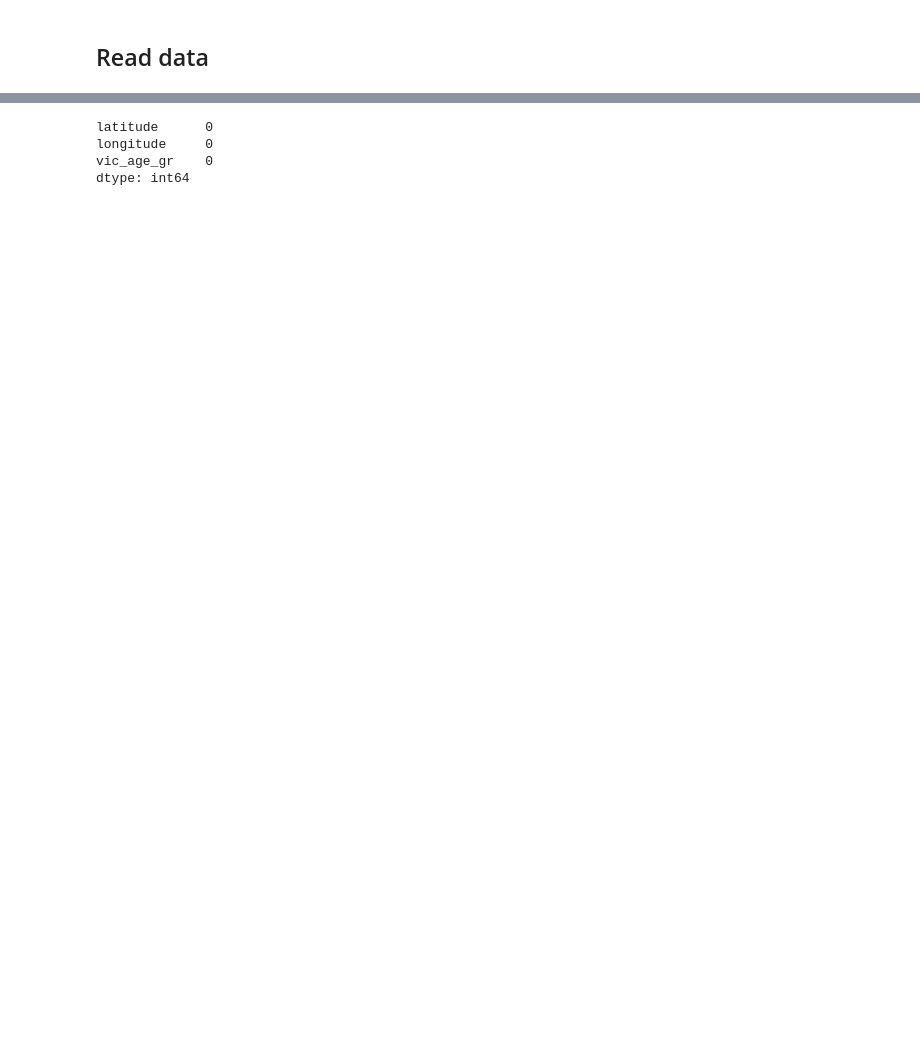
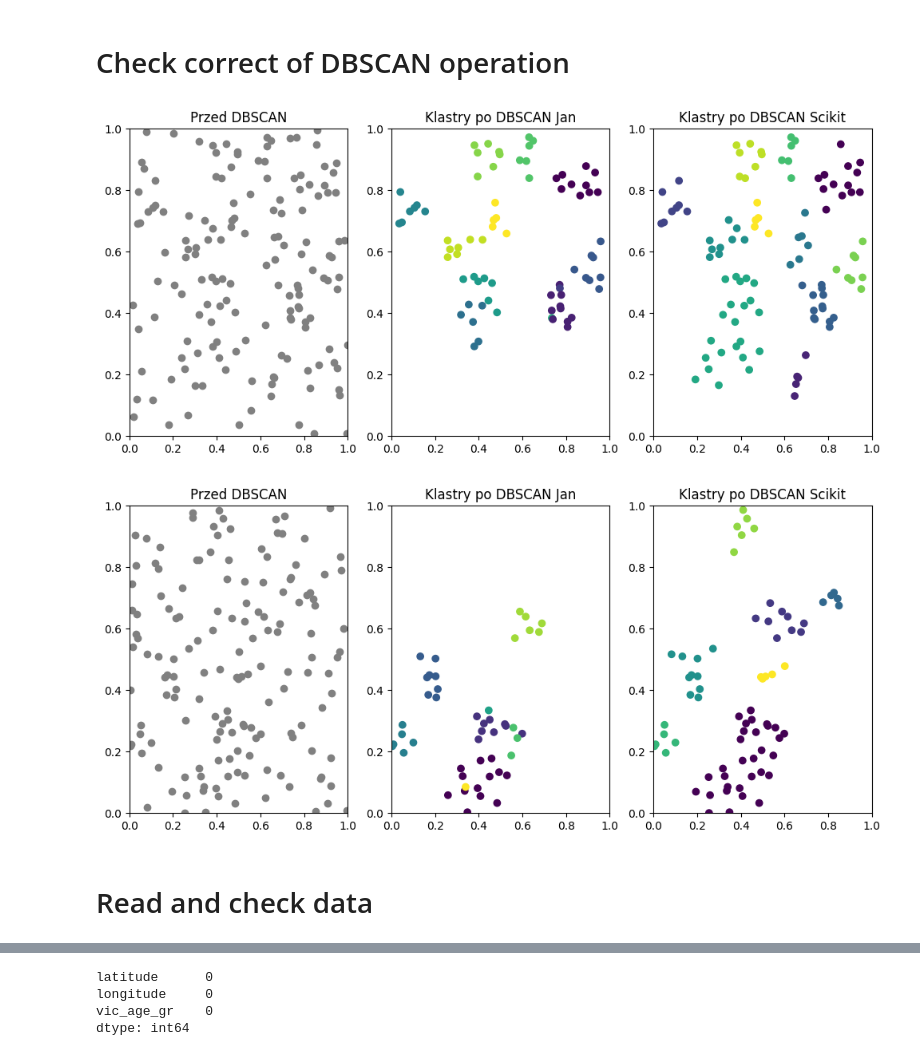
Before and after one commit to jkwiatk1/spatial-data-mining, a Jupyter notebook: 3-dbscan_tests.ipynb, the cells around one changed output, grey strips where cells are left out. Cells and saved outputs as stored; diff of their text form; code cells hidden in the pictures; blank space fills up the shorter version.

```diff
--- a/3-dbscan_tests.ipynb
+++ b/3-dbscan_tests.ipynb
@@ -9,7 +12,48 @@ from sklearn.metrics import silhouette_score
 # %%
 NYC_PREPARED_DATA_PATH = 'data/NYPD_Shooting_Incident_Data_PREPARE.csv'
+# %% [markdown]
+# Check correct of DBSCAN operation
+# %%
+def test(seed_val = 43):
+    np.random.seed(seed_val)
+    X = np.random.rand(150, 2)
+    epsilon = 0.08
+    min_samples = 5
+
+    labels = dbscan(X, epsilon, min_samples)
+
+    plt.figure(figsize=(12, 5))
+    plt.subplot(1, 3, 1)
+    plt.scatter(X[:, 0], X[:, 1], c='gray', label='Dane przed DBSCAN')
+    plt.title('Przed DBSCAN')
+    plt.ylim(0, 1)
+    plt.xlim(0, 1)
+
+    plt.subplot(1, 3, 2)
+    mask = labels != -1
+    plt.scatter(X[mask, 0], X[mask, 1], c=labels[mask], cmap='viridis', label='Jan')
+    plt.title('Klastry po DBSCAN Jan')
+    plt.ylim(0, 1)
+    plt.xlim(0, 1)
+
+    dbscan_sk = DBSCAN(eps=epsilon, min_samples=min_samples)
+    labels_sk = dbscan_sk.fit_predict(X)
+
+    plt.subplot(1, 3, 3)
+    mask_sk = labels_sk != -1
+    plt.scatter(X[mask_sk, 0], X[mask_sk, 1], c=labels_sk[mask_sk], cmap='viridis', label='scikit-learn')
+    plt.title('Klastry po DBSCAN Scikit')
+    plt.ylim(0, 1)
+    plt.xlim(0, 1)
+    plt.show()
+# %%
+test(20)
+test(40)
+# %% [output]
+[figure, added]
+[figure, added]
 # %% [markdown]
-## Read data
+# Read and check data
 # %%
 nyc_df = pd.read_csv(NYC_PREPARED_DATA_PATH)
 # %%
```
Also changed, not shown: parts of 13 cells of this notebook, 1 other file.
